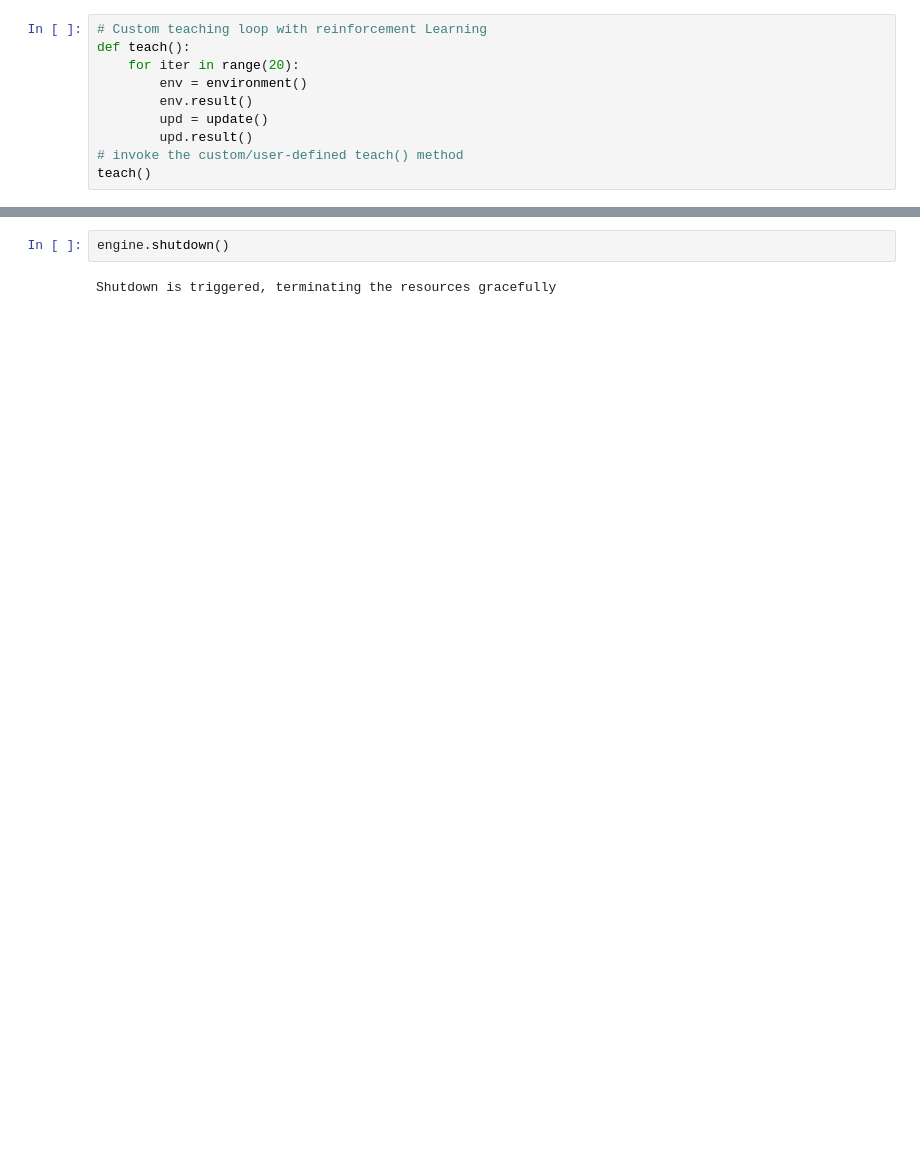
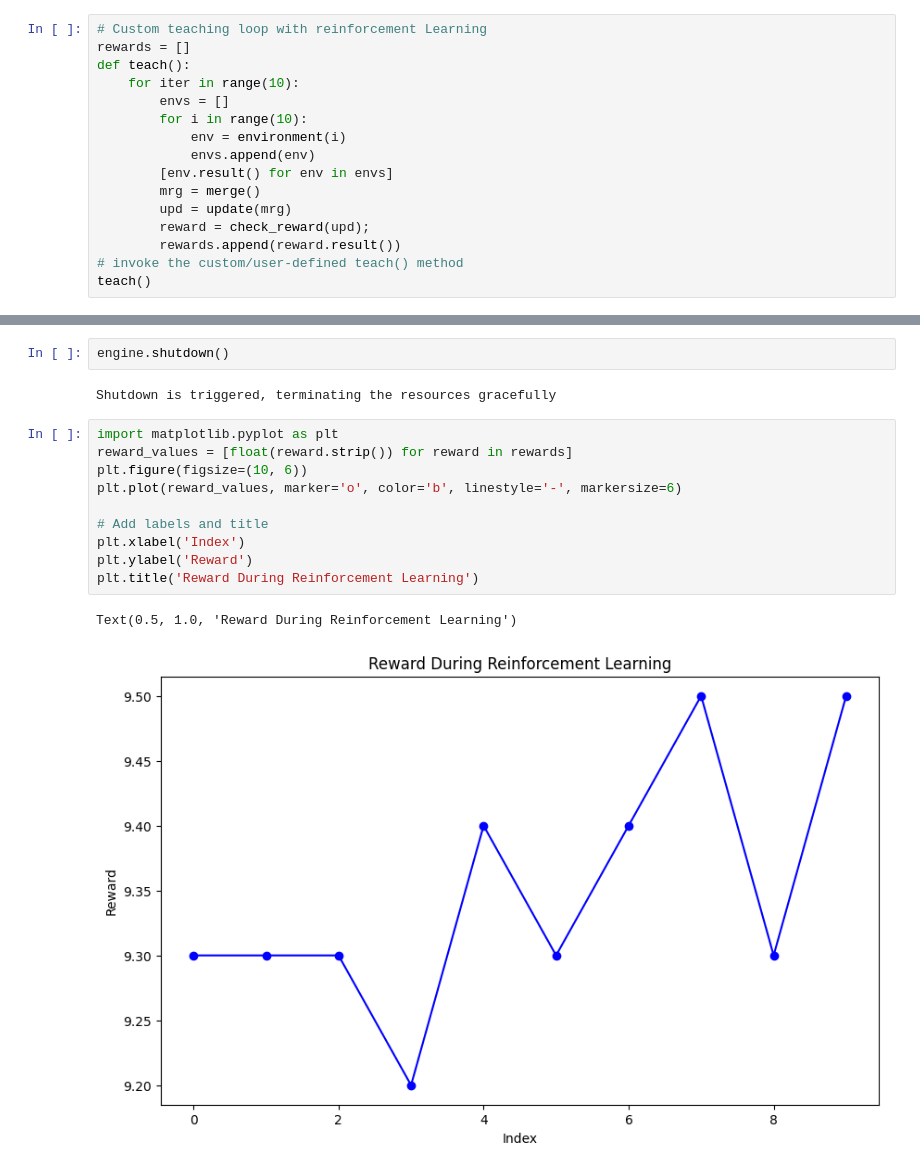
Before and after one commit to radical-cybertools/ROSE, a Jupyter notebook: examples/rl/reinforcementlearning.ipynb, the cells around one changed output, grey strips where cells are left out. Saved outputs shown, nothing was run; the diff lists cells and outputs as text; blank space fills up the shorter version.

```diff
--- a/examples/rl/reinforcementlearning.ipynb
+++ b/examples/rl/reinforcementlearning.ipynb
@@ -51,12 +55,18 @@ def check_reward(*args):
     return Task(executable=f'{code_path}/check_reward.py', arguments=args)
 # %%
 # Custom teaching loop with reinforcement Learning
+rewards = []
 def teach():
-    for iter in range(20):
-        env = environment()
-        env.result()
-        upd = update()
-        upd.result()
+    for iter in range(10):
+        envs = []
+        for i in range(10):
+            env = environment(i)
+            envs.append(env)
+        [env.result() for env in envs]
+        mrg = merge()
+        upd = update(mrg)
+        reward = check_reward(upd);
+        rewards.append(reward.result())
 # invoke the custom/user-defined teach() method
 teach()
 # %% [output]
@@ -81,3 +91,16 @@ Registered task 'update' and id of 000039 with dependencies: []
 engine.shutdown()
 # %% [output]
 Shutdown is triggered, terminating the resources gracefully
+# %%
+import matplotlib.pyplot as plt
+reward_values = [float(reward.strip()) for reward in rewards]
+plt.figure(figsize=(10, 6))
+plt.plot(reward_values, marker='o', color='b', linestyle='-', markersize=6)
+
+# Add labels and title
+plt.xlabel('Index')
+plt.ylabel('Reward')
+plt.title('Reward During Reinforcement Learning')
+# %% [output]
+Text(0.5, 1.0, 'Reward During Reinforcement Learning')
+[figure, added]
```
Also changed, not shown: parts of 3 cells of this notebook, 4 other files.
